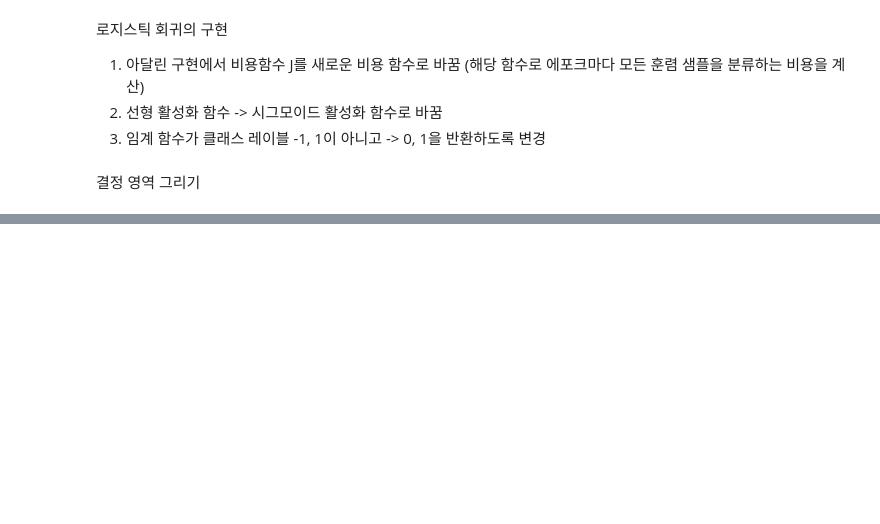
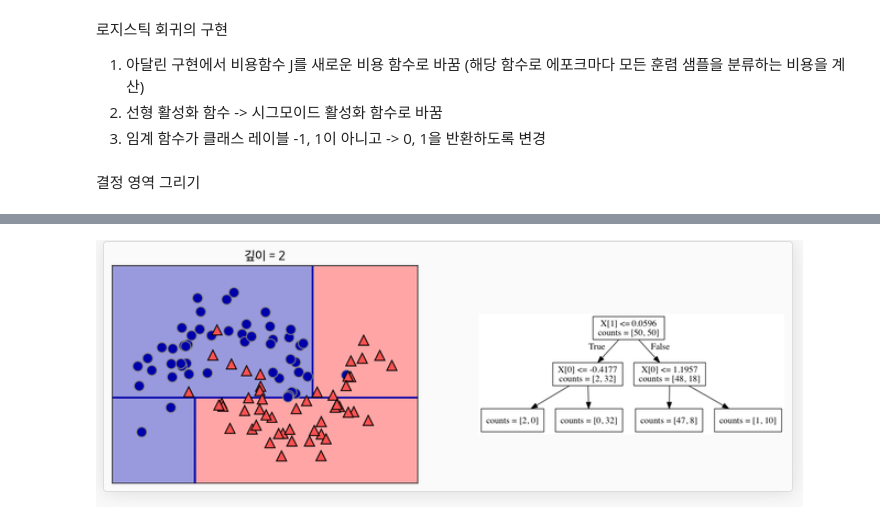
Before and after one commit to moonloves/MachineLearning, a Jupyter notebook: Ch3.ipynb, the cells around one changed output, grey strips where cells are left out. Drawn from its saved outputs; the diff is of its cells as text; code cells hidden in the pictures; blank space fills up the shorter version.

```diff
--- a/Ch3.ipynb
+++ b/Ch3.ipynb
@@ -263,0 +287,4 @@ class LogisticRegressionGD(object):
+# %%
+Image("decisiontree2.png")
+# %% [output]
+[figure, added]
```
Also changed, not shown: parts of 42 cells of this notebook.
